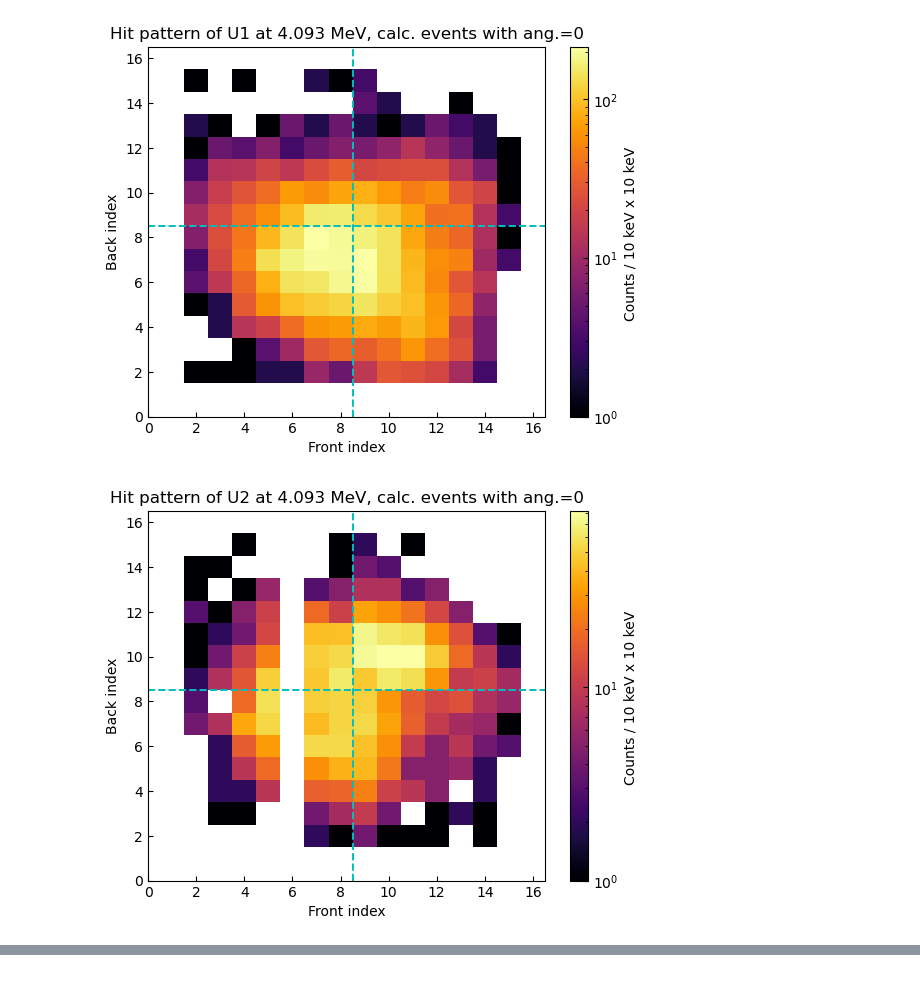
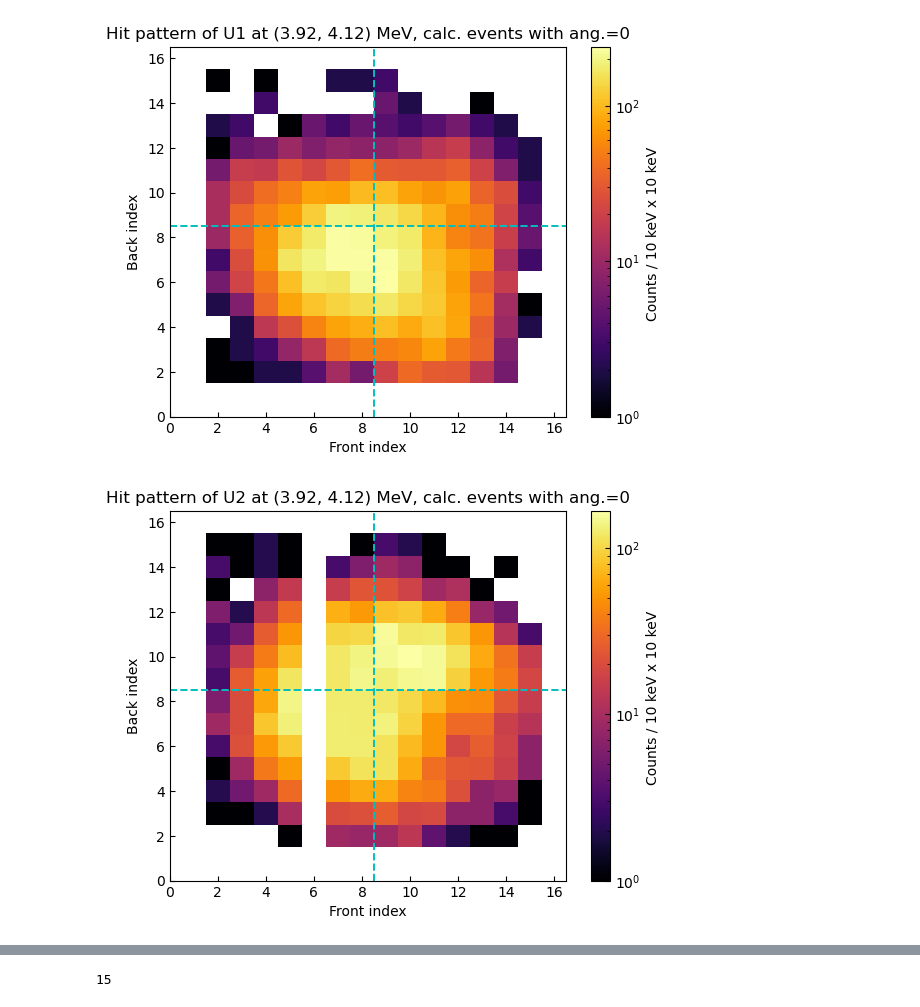
Before and after one commit to phaue/Masters, a Jupyter notebook: analysis/python/dataquality/implantation_analysis/Si_Banana_explorer.ipynb, the cells around one changed output, grey strips where cells are left out. Cells and saved outputs as stored; diff of their text form; code cells hidden in the pictures.

```diff
--- a/analysis/python/dataquality/implantation_analysis/Si_Banana_explorer.ipynb
+++ b/analysis/python/dataquality/implantation_analysis/Si_Banana_explorer.ipynb
@@ -102,8 +121,7 @@ for i in range(3):
     plt.title(f"Banana plot for U{i+1}")
     plt.plot(x,y1, ls='--', color='c', lw=0.5)
     plt.plot(x,y2, ls='--', color='c', lw=0.5)
-    plt.plot(x,y3, ls='--', color='c', lw=0.5)
-    plt.plot(x,y4, ls='--', color='c', lw=0.5)
+
 
     plt.plot()
 
@@ -218,7 +223,7 @@ angfiles = ["U1Ang.dat", "U2Ang.dat", "U3Ang.dat"]
 labs = ["U1 angles", "U2 angles", "U3 angles"]
 ### can expand to multiple peaks
 
-for pas, pangs, p in zip([p1_a], [p1_angs], ["p1: 2.99MeV"]):
+for j,val in zip(range(len(peaks)), peaks):
     for i, a, l in zip(range(3),angfiles,labs):
         plt.figure(figsize=(6,4))
         plt.xlabel("Angle (deg.)")
@@ -227,16 +232,16 @@ for pas, pangs, p in zip([p1_a], [p1_angs], ["p1: 2.99MeV"]):
         angs = np.rad2deg(angs)
         angs = [a for a,f,b in zip(angs, fi, bi) if f>1 and f<16 and b>1 and b<16]
         plt.hist(angs, bins=np.arange(-2,72,2), histtype='step', color='k', density=True, label="Simmed "+l)
-        plt.hist(pas[i], bins=np.arange(-2,72,2), histtype='step', color='r', density=True, label="Apparent "+l)
+        plt.hist(p_app_angles[j][i], bins=np.arange(-2,72,2), histtype='step', color='r', density=True, label="Apparent "+l)
         plt.legend()
-        plt.title(f"Comparison of " +l + f" simmed & apparent for {p}")
+        plt.title(f"Comparison of " +l + f" simmed & apparent for {val}")
         ###
         plt.figure(figsize=(6,4))
         plt.xlabel("Angle (deg.)")
         plt.ylabel("Counts / 2 deg.")
-        p1a = [a for a in pangs[i] if a>0]
+        pa = [a for a in p_calc_angles[j][i] if a>0]
         plt.hist(angs, bins=np.arange(-2,72,2), histtype='step', color='k', density=True, label="Simmed "+l)
-        plt.hist(p1a, bins=np.arange(-2,72,2), histtype='step', color='r', density=True, label="Calc. "+l)
+        plt.hist(pa, bins=np.arange(-2,72,2), histtype='step', color='r', density=True, label="Calc. "+l)
         plt.legend()
-        plt.title(f"Comparison of " +l + f" simmed & calc. for {p}")
+        plt.title(f"Comparison of " +l + f" simmed & calc. for {val}")
 # %% [output]
@@ -249,31 +254,30 @@ for pas, pangs, p in zip([p1_a], [p1_angs], ["p1: 2.99MeV"]):
 # %%
-ps = [p1_angs[0], p1_angs[1], p1_angs[2]]
-ps_fi = [p1_angs_fi[0], p1_angs_fi[1], p1_angs_fi[2]]
-ps_bi = [p1_angs_bi[0], p1_angs_bi[1], p1_angs_bi[2]]
-peaks = [4.093, 4.093, 4.093]
-for i in range(3):
-    calc_angles = np.array(ps[i])#p1_angs[i])
-    mask = (calc_angles ==0)
-    fs = np.array(ps_fi[i])#p1_angs_fi[i])
-    bs = np.array(ps_bi[i])#p1_angs_bi[i])
-    fs = fs[mask]
-    bs = bs[mask]
-    plt.figure()
-    #plt.hist2d(p1_fi[0], p1_bi[0], bins=(np.arange(1.5, 17.5, 1), np.arange(1.5,17.5,1)),
-    #cmap=plt.cm.inferno, norm=mpl.colors.LogNorm(), rasterized=True)
-    plt.hist2d(fs, bs, bins=(np.arange(1.5, 17.5, 1), np.arange(1.5,17.5,1)),
-        cmap=plt.cm.inferno, norm=mpl.colors.LogNorm(), rasterized=True)
-    plt.title(f"Hit pattern of U{i+1} at {peaks[i]} MeV, calc. events with ang.=0")
-    cbar = plt.colorbar()
-    cbar.ax.set_ylabel(f"Counts / 10 keV x 10 keV ")
-    plt.xlabel('Front index')
-    plt.ylabel('Back index')
-    plt.xticks(np.arange(0,18, 2))
-    plt.yticks(np.arange(0,18,2))
-    plt.vlines(8.5, 0, 16.5, ls='--', lw=1.4, color='c')
-    plt.hlines(8.5, 0, 16.5, ls='--', lw=1.4, color='c')
 
-    plt.show()
+hists = list_ini(nr_peaks)
+for j in range(len(peaks)):
+    for i in range(3):
+        calc_angles = np.array(p_calc_angles[j][i])#p1_angs[i])
+        mask = (calc_angles ==0)
+        fs = np.array(p_fi[j][i])#p1_angs_fi[i])
+        bs = np.array(p_bi[j][i])#p1_angs_bi[i])
+        fs = fs[mask]
+        bs = bs[mask]
+        plt.figure()
+        plt.hist2d(fs, bs, bins=(np.arange(1.5, 17.5, 1), np.arange(1.5,17.5,1)),
+            cmap=plt.cm.inferno, norm=mpl.colors.LogNorm(), rasterized=True)
+        hist= np.histogram2d(fs, bs, bins=(np.arange(1.5, 16.5, 1), np.arange(1.5,16.5,1)))
+        hists[j][i] = hist
+        plt.title(f"Hit pattern of U{i+1} at {peaks[j]} MeV, calc. events with ang.=0")
+        cbar = plt.colorbar()
+        cbar.ax.set_ylabel(f"Counts / 10 keV x 10 keV ")
+        plt.xlabel('Front index')
+        plt.ylabel('Back index')
+        plt.xticks(np.arange(0,18, 2))
+        plt.yticks(np.arange(0,18,2))
+        plt.vlines(8.5, 0, 16.5, ls='--', lw=1.4, color='c')
+        plt.hlines(8.5, 0, 16.5, ls='--', lw=1.4, color='c')
+
+        plt.show()
 # %% [output]
-[figure, old version]
+[figure, new version]
-[figure, old version]
+[figure, new version]
@@ -280,0 +285,4 @@ for i in range(3):
+# %%
+print(len(hists[0][0][1]))#; print(lenhists[0][1])
+# %% [output]
+15
```
Also changed, not shown: parts of 13 cells of this notebook, 15 other files.
